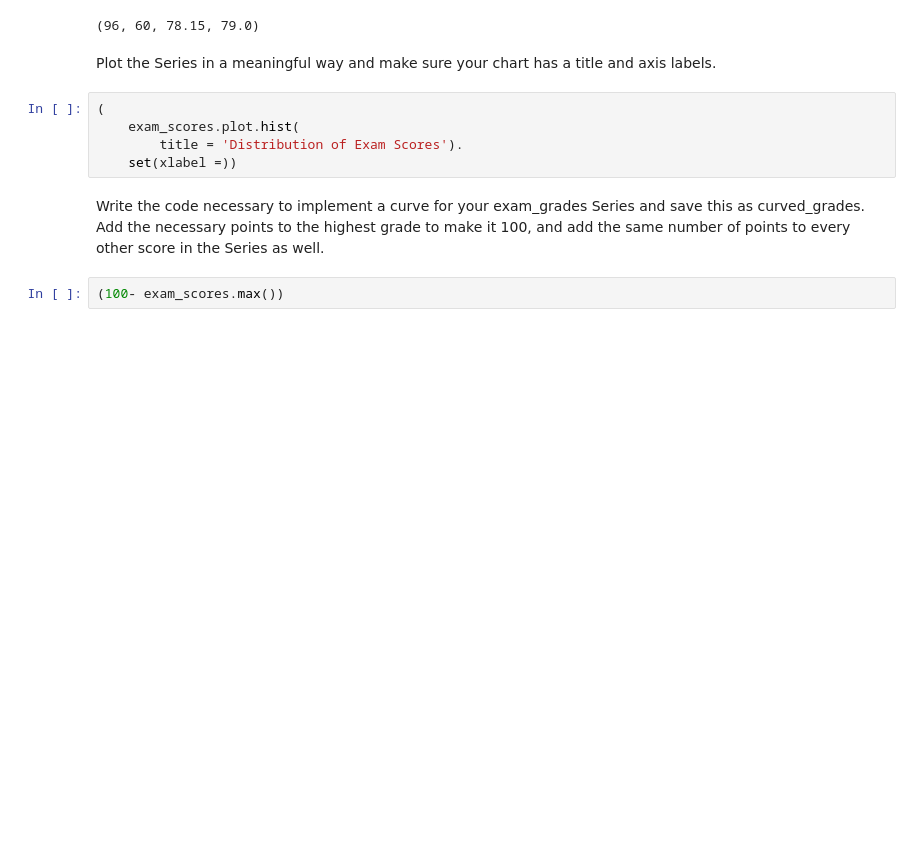
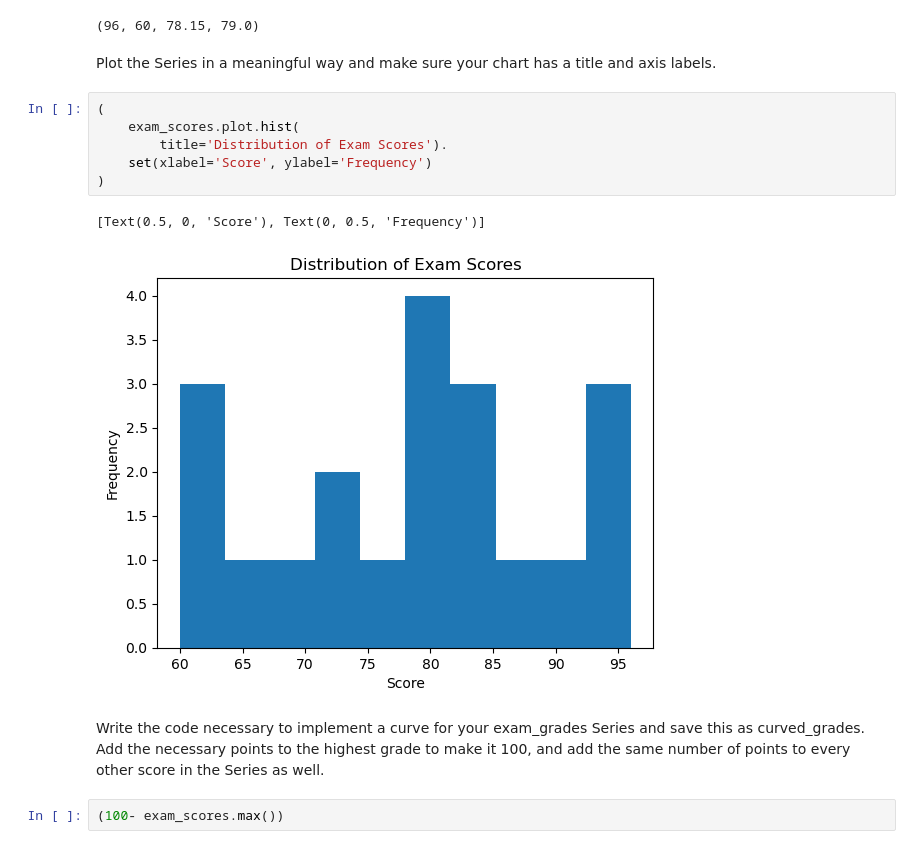
Before and after one commit to Bartholomew-Taylor/data-science-library, a Jupyter notebook: pandas_series_exercise.ipynb, the cells around one changed output. Drawn from its saved outputs; the diff is of its cells as text; blank space fills up the shorter version.

```diff
--- a/pandas_series_exercise.ipynb
+++ b/pandas_series_exercise.ipynb
@@ -522,8 +563,12 @@ Plot the Series in a meaningful way and make sure your chart has a title and axi
 # %%
 (
     exam_scores.plot.hist(
-        title = 'Distribution of Exam Scores').
-    set(xlabel =))
+        title='Distribution of Exam Scores').
+    set(xlabel='Score', ylabel='Frequency')
+)
+# %% [output]
+[Text(0.5, 0, 'Score'), Text(0, 0.5, 'Frequency')]
+[figure, added]
 # %% [markdown]
 Write the code necessary to implement a curve for your exam_grades Series and save this as curved_grades. Add the necessary points to the highest grade to make it 100, and add the same number of points to every other score in the Series as well.
 # %%
```
Also changed, not shown: parts of 6 cells of this notebook.
